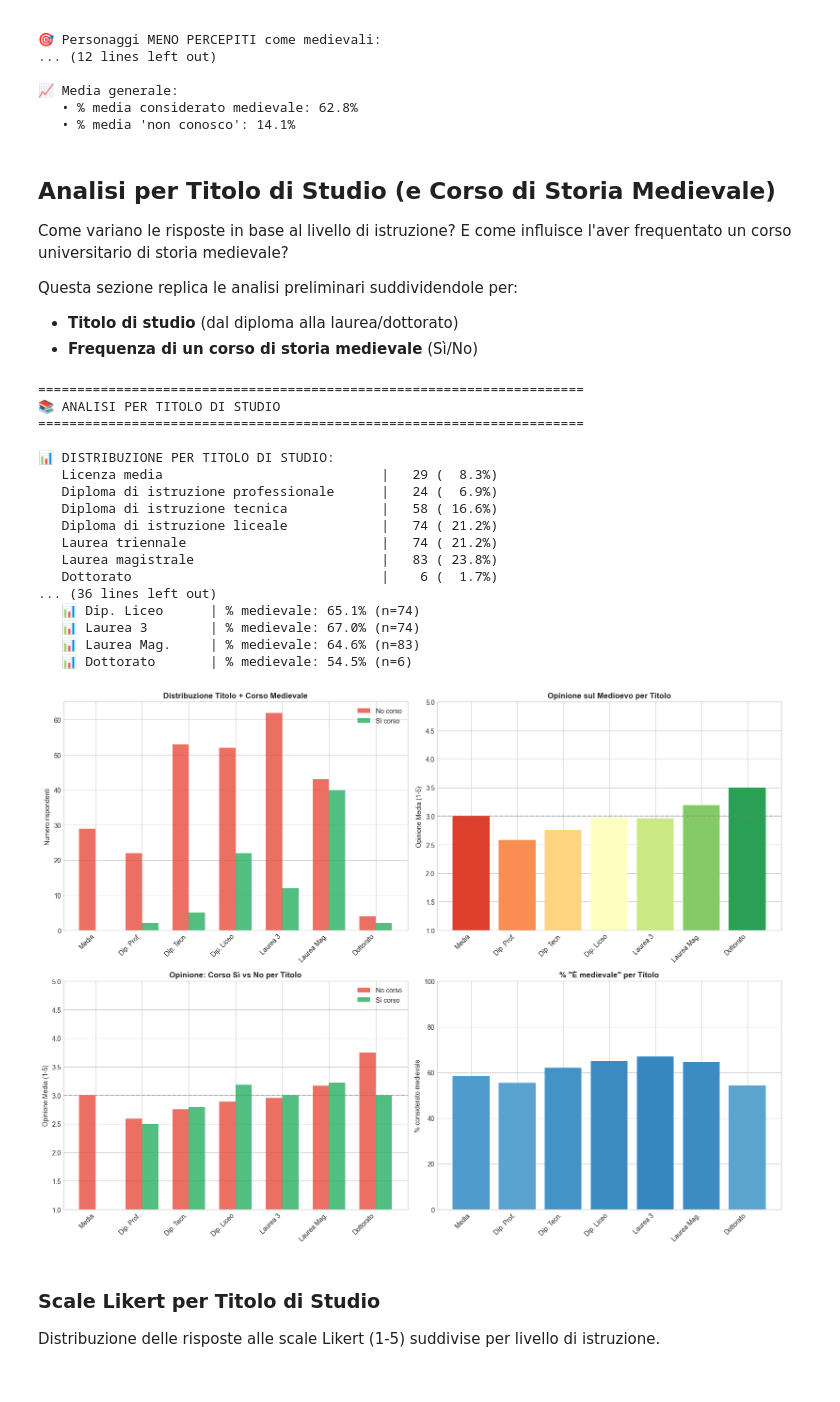
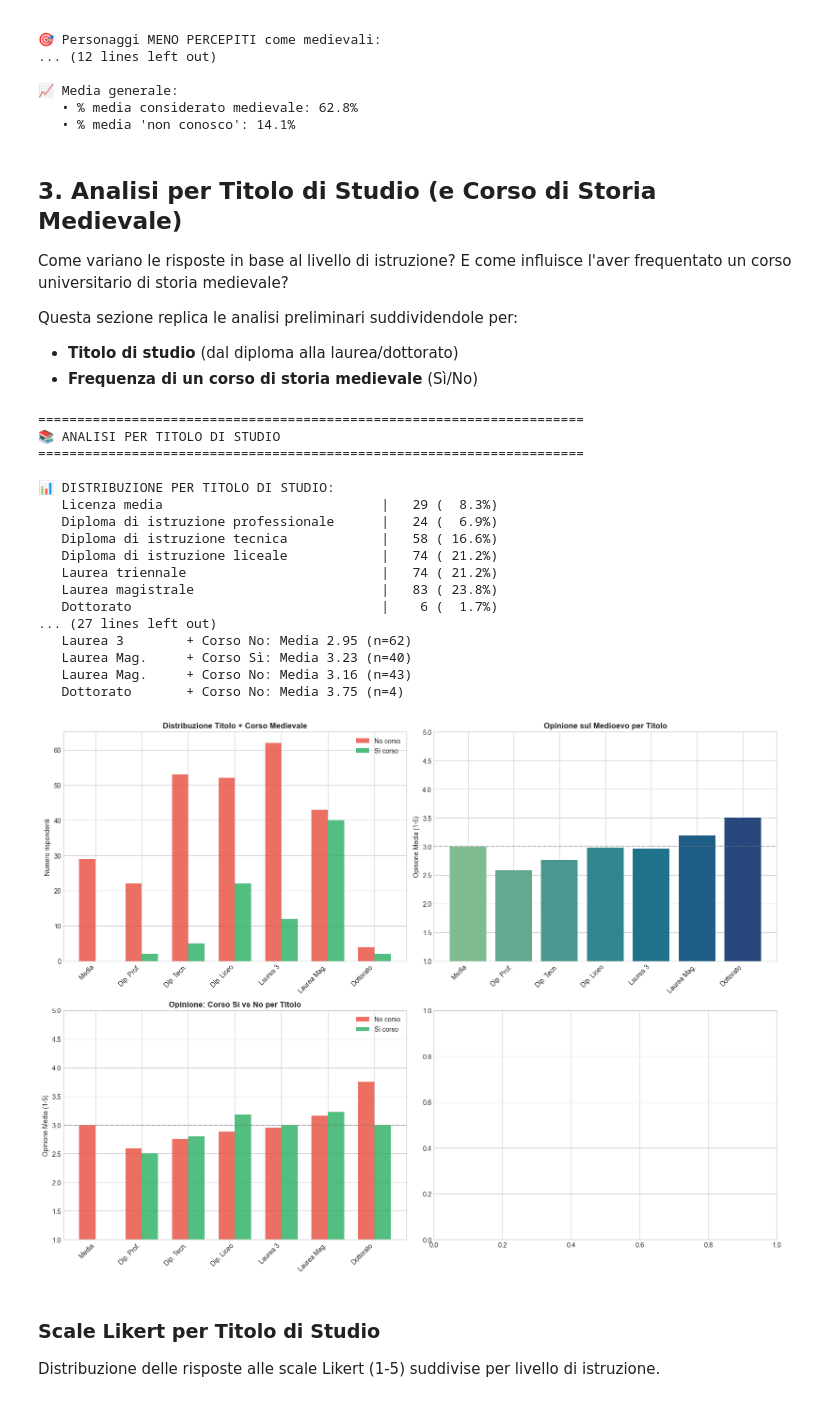
Before and after one commit to giuliaghiazza/MiddleAgesAnalysis, a Jupyter notebook: analisi_dati.ipynb, the cells around one changed output. Drawn from its saved outputs; the diff is of its cells as text; code cells hidden in the pictures.

```diff
--- a/analisi_dati.ipynb
+++ b/analisi_dati.ipynb
@@ -819,7 +891,7 @@ print(f"   • % media 'non conosco': {df_personaggi['pct_non_conosco'].mean():.
    • % media considerato medievale: 62.8%
    • % media 'non conosco': 14.1%
 # %% [markdown]
-## Analisi per Titolo di Studio (e Corso di Storia Medievale)
+## 3. Analisi per Titolo di Studio (e Corso di Storia Medievale)
 Come variano le risposte in base al livello di istruzione? E come influisce l'aver frequentato un corso universitario di storia medievale?
 
 Questa sezione replica le analisi preliminari suddividendole per:
@@ -900,12 +972,6 @@ for titolo in titolo_order:
         subset = df[df['titolo_studio'] == titolo]
         pct = calcola_percentuale_medievale(subset, personaggi_cols, personaggi_nomi)
         pct_medievale_titolo[titolo] = {'pct_medievale': pct, 'n': len(subset)}
-
-print("\n📊 % MEDIA 'È MEDIEVALE' PER TITOLO:")
-for titolo in titolo_order:
-    if titolo in pct_medievale_titolo:
-        data = pct_medievale_titolo[titolo]
-        print(f"   📊 {titolo_short.get(titolo, titolo):<15} | % medievale: {data['pct_medievale']:.1f}% (n={data['n']})")
 # %% [output]
 ======================================================================
 📚 ANALISI PER TITOLO DI STUDIO
@@ -919,11 +985,11 @@ for titolo in titolo_order:
    Laurea triennale                         |   74 ( 21.2%)
    Laurea magistrale                        |   83 ( 23.8%)
    Dottorato                                |    6 (  1.7%)
-... (36 lines left out)
-   📊 Dip. Liceo      | % medievale: 65.1% (n=74)
-   📊 Laurea 3        | % medievale: 67.0% (n=74)
-   📊 Laurea Mag.     | % medievale: 64.6% (n=83)
-   📊 Dottorato       | % medievale: 54.5% (n=6)
+... (27 lines left out)
+   Laurea 3        + Corso No: Media 2.95 (n=62)
+   Laurea Mag.     + Corso Sì: Media 3.23 (n=40)
+   Laurea Mag.     + Corso No: Media 3.16 (n=43)
+   Dottorato       + Corso No: Media 3.75 (n=4)
 # %%
 # Visualizzazione Opinione e Corso per Titolo di Studio
 fig, axes = plt.subplots(2, 2, figsize=(16, 12))
@@ -953,7 +1019,7 @@ if 'opinione_medioevo_num' in df_num.columns:
     opinioni = [df_num[df_num['titolo_studio'] == t]['opinione_medioevo_num'].mean() for t in titoli_plot]
     labels = [titolo_short.get(t, t) for t in titoli_plot]
 
-    colors = sns.color_palette("RdYlGn", len(titoli_plot))
+    colors = sns.color_palette("crest", len(titoli_plot))
     bars = ax2.bar(range(len(titoli_plot)), opinioni, color=colors)
     ax2.set_xticks(range(len(titoli_plot)))
     ax2.set_xticklabels(labels, rotation=45, ha='right')
@@ -964,49 +1030,34 @@ if 'opinione_medioevo_num' in df_num.columns:
 
 # 3. Opinione per titolo separata per corso
 ax3 = axes[1, 0]
 if 'corso_medievale' in df_num.columns:
     titoli_plot = [t for t in titolo_order if t in df_num['titolo_studio'].values]
     x = np.arange(len(titoli_plot))
     width = 0.35
 
     si_vals = []
     no_vals = []
     for t in titoli_plot:
         subset = df_num[df_num['titolo_studio'] == t]
         si_subset = subset[subset['corso_medievale'] == 'Sì']['opinione_medioevo_num']
         no_subset = subset[subset['corso_medievale'] == 'No']['opinione_medioevo_num']
         si_vals.append(si_subset.mean() if len(si_subset) > 0 else np.nan)
         no_vals.append(no_subset.mean() if len(no_subset) > 0 else np.nan)
 
     ax3.bar(x - width/2, no_vals, width, label='No corso', color='#e74c3c', alpha=0.8)
     ax3.bar(x + width/2, si_vals, width, label='Sì corso', color='#27ae60', alpha=0.8)
     ax3.set_xticks(x)
     ax3.set_xticklabels([titolo_short.get(t, t) for t in titoli_plot], rotation=45, ha='right')
     ax3.set_ylabel('Opinione Media (1-5)')
     ax3.set_title('Opinione: Corso Sì vs No per Titolo', fontweight='bold')
     ax3.axhline(y=3, color='gray', linestyle='--', alpha=0.5)
     ax3.set_ylim(1, 5)
     ax3.legend()
 
-# 4. % medievale per titolo
-ax4 = axes[1, 1]
-if pct_medievale_titolo:
-    titoli_plot = [t for t in titolo_order if t in pct_medievale_titolo]
-    pct_values = [pct_medievale_titolo[t]['pct_medievale'] for t in titoli_plot]
-    labels = [titolo_short.get(t, t) for t in titoli_plot]
-
-    colors = plt.cm.Blues(np.array(pct_values) / 100)
-    bars = ax4.bar(range(len(titoli_plot)), pct_values, color=colors)
-    ax4.set_xticks(range(len(titoli_plot)))
-    ax4.set_xticklabels(labels, rotation=45, ha='right')
-    ax4.set_ylabel('% considerato medievale')
-    ax4.set_title('% "È medievale" per Titolo', fontweight='bold')
-    ax4.set_ylim(0, 100)
-
 plt.tight_layout()
 plt.show()
 # %% [output]
-[figure, old version]
+[figure, new version]
 # %% [markdown]
 ### Scale Likert per Titolo di Studio
 Distribuzione delle risposte alle scale Likert (1-5) suddivise per livello di istruzione.
```
Also changed, not shown: parts of 18 cells of this notebook.
